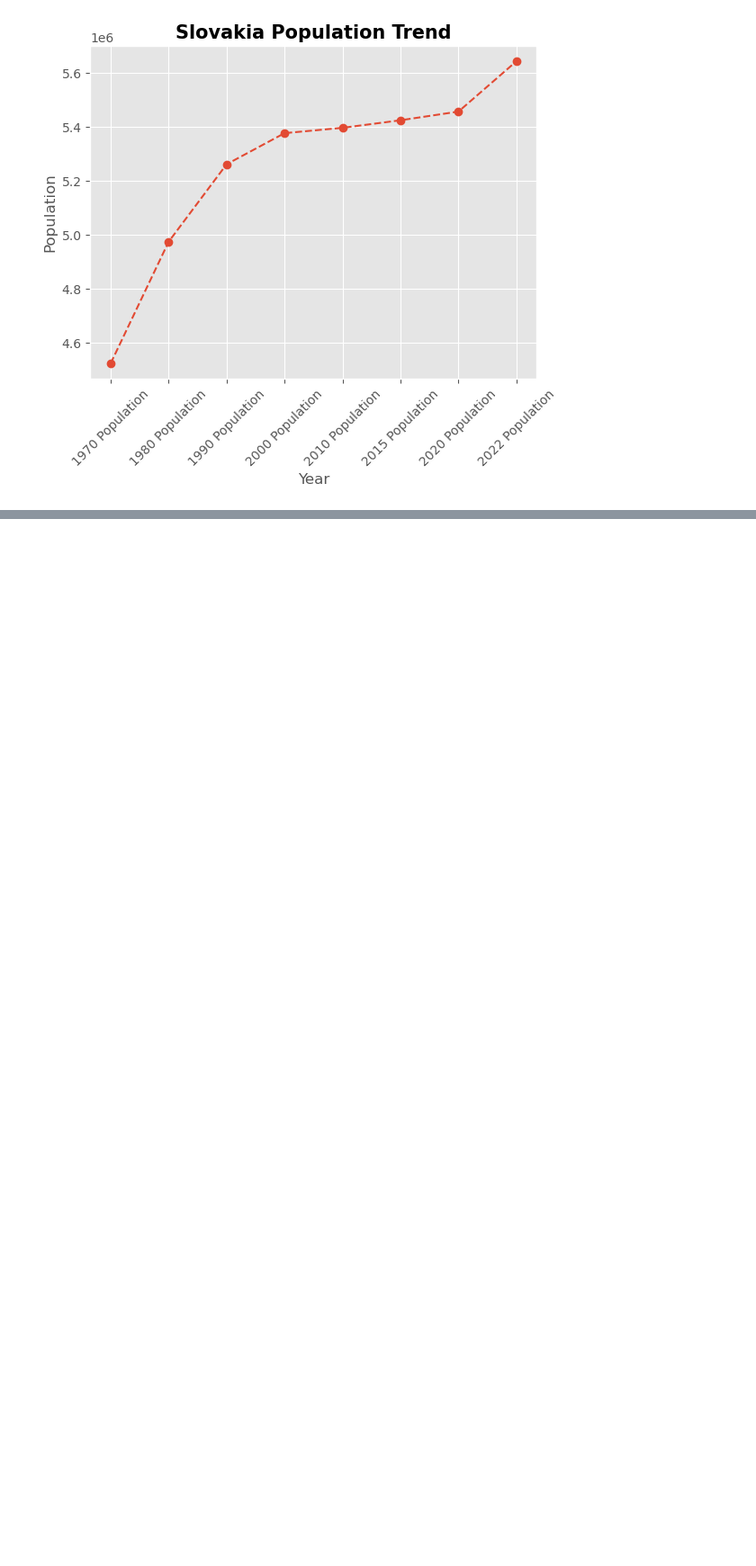
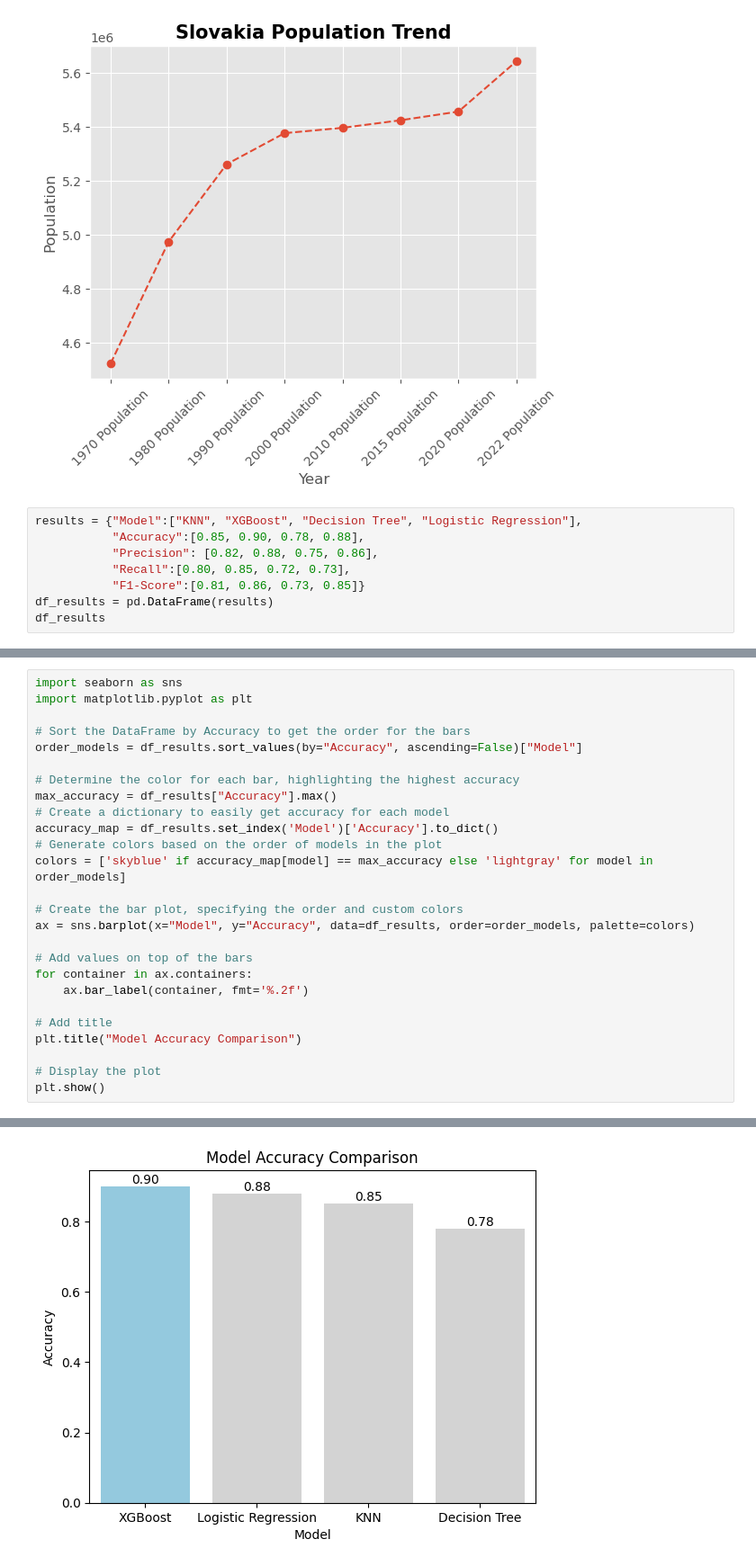
Before and after one commit to hananlu/basicPython, a Jupyter notebook: programmingWithPythonQuestion.ipynb, the cells around one changed output, grey strips where cells are left out. Shown at 90% size. Cells and saved outputs as stored; diff of their text form; blank space fills up the shorter version.

```diff
--- a/programmingWithPythonQuestion.ipynb
+++ b/programmingWithPythonQuestion.ipynb
@@ -276,3 +276,11 @@ plt.xticks(rotation=45)
 plt.show()
 # %% [output]
 [figure]
+# %%
+results = {"Model":["KNN", "XGBoost", "Decision Tree", "Logistic Regression"],
+           "Accuracy":[0.85, 0.90, 0.78, 0.88],
+           "Precision": [0.82, 0.88, 0.75, 0.86],
+           "Recall":[0.80, 0.85, 0.72, 0.73],
+           "F1-Score":[0.81, 0.86, 0.73, 0.85]}
+df_results = pd.DataFrame(results)
+df_results
@@ -278,0 +293,27 @@ plt.show()
+# %%
+import seaborn as sns
+import matplotlib.pyplot as plt
+
+# Sort the DataFrame by Accuracy to get the order for the bars
+order_models = df_results.sort_values(by="Accuracy", ascending=False)["Model"]
+
+# Determine the color for each bar, highlighting the highest accuracy
+max_accuracy = df_results["Accuracy"].max()
+# Create a dictionary to easily get accuracy for each model
+accuracy_map = df_results.set_index('Model')['Accuracy'].to_dict()
+# Generate colors based on the order of models in the plot
+colors = ['skyblue' if accuracy_map[model] == max_accuracy else 'lightgray' for model in order_models]
+
+# Create the bar plot, specifying the order and custom colors
+ax = sns.barplot(x="Model", y="Accuracy", data=df_results, order=order_models, palette=colors)
+
+# Add values on top of the bars
+for container in ax.containers:
+    ax.bar_label(container, fmt='%.2f')
+
+# Add title
+plt.title("Model Accuracy Comparison")
+
+# Display the plot
+plt.show()
+# %% [output]
@@ -278,0 +323 @@ plt.show()
+[figure, added]
```
Also changed, not shown: parts of 2 cells of this notebook.
